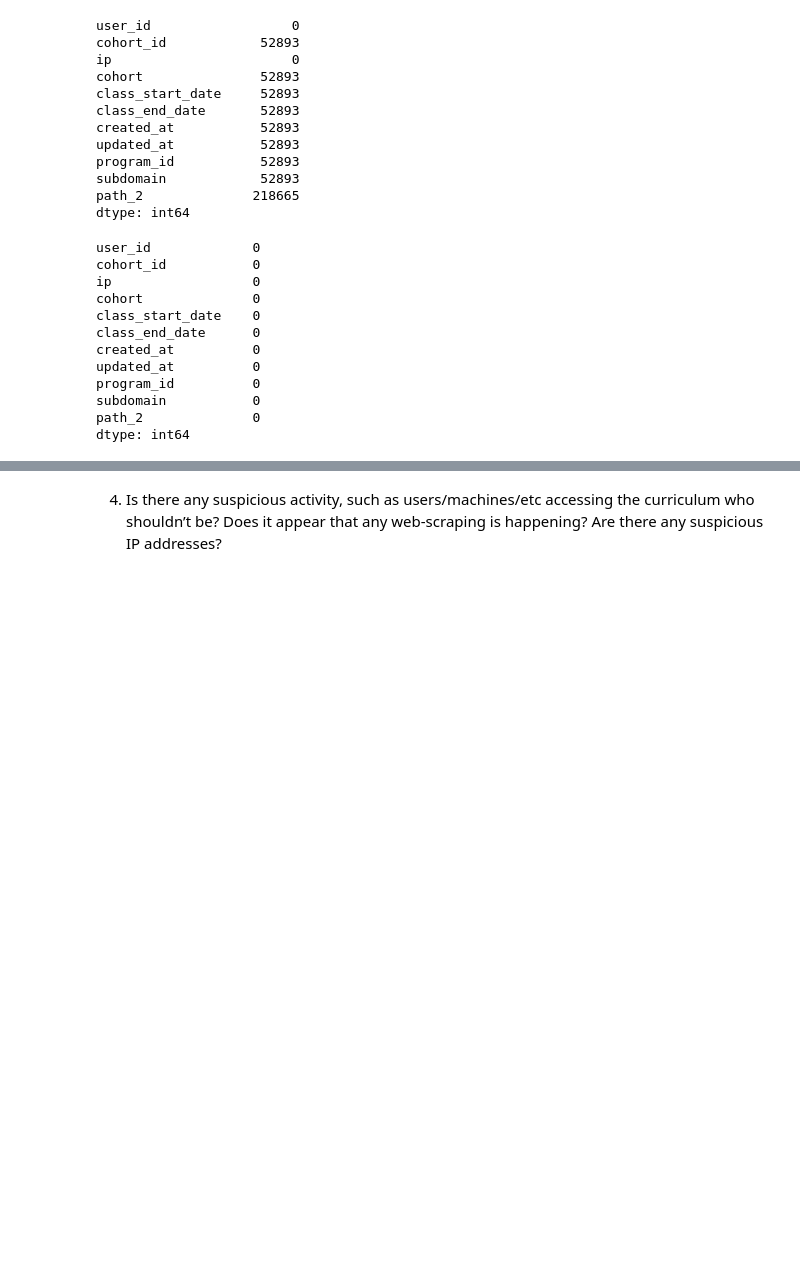
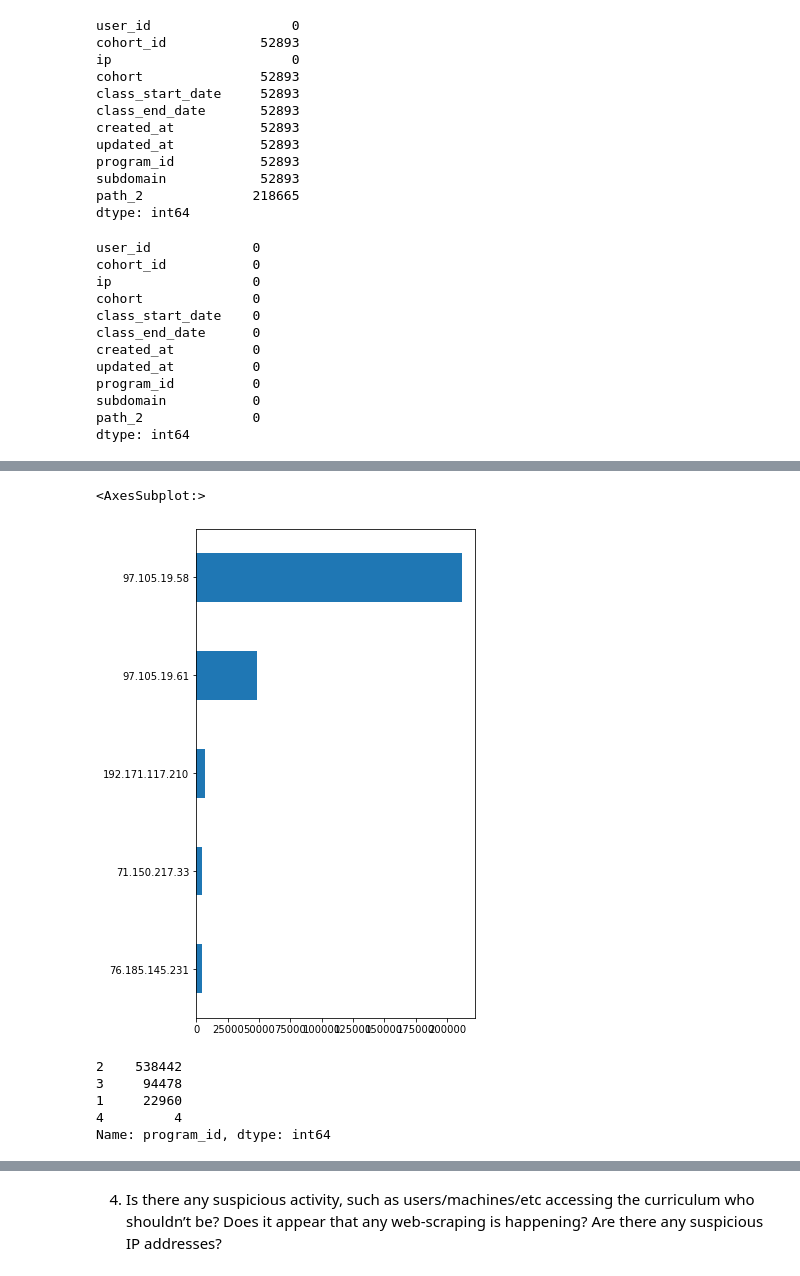
Before and after one commit to hrodjr/anomaly-detection-project, a Jupyter notebook: scratch_notebook.ipynb, the cells around one changed output, grey strips where cells are left out. Drawn from its saved outputs; the diff is of its cells as text; code cells hidden in the pictures; blank space fills up the shorter version.

```diff
--- a/scratch_notebook.ipynb
+++ b/scratch_notebook.ipynb
@@ -213,0 +250,11 @@ df.to_csv('/Users/hector/codeup-data-science/anomaly-detection-project/log_clean
+# %%
+def value_counts_and_frequencies(s: pd.Series, dropna=True) -> pd.DataFrame:
+    return pd.merge(
+        s.value_counts(dropna=False).rename('count'),
+        s.value_counts(dropna=False, normalize=True).rename('proba'),
+        left_index=True,
+        right_index=True,
+    )
+# %%
+ip_df = value_counts_and_frequencies(df.ip)
+ip_df.head()
@@ -214,2 +268,15 @@ df.to_csv('/Users/hector/codeup-data-science/anomaly-detection-project/log_clean
+# %%
+ip_df['count'].sort_values().tail().plot.barh(figsize=(5, 9))
+# %% [output]
+<AxesSubplot:>
+[figure, added]
+# %%
+df.program_id.value_counts().head()
+# %% [output]
+2    538442
+3     94478
+1     22960
+4         4
+Name: program_id, dtype: int64
 # %% [markdown]
 # Explore
```
Also changed, not shown: parts of 43 cells of this notebook.
